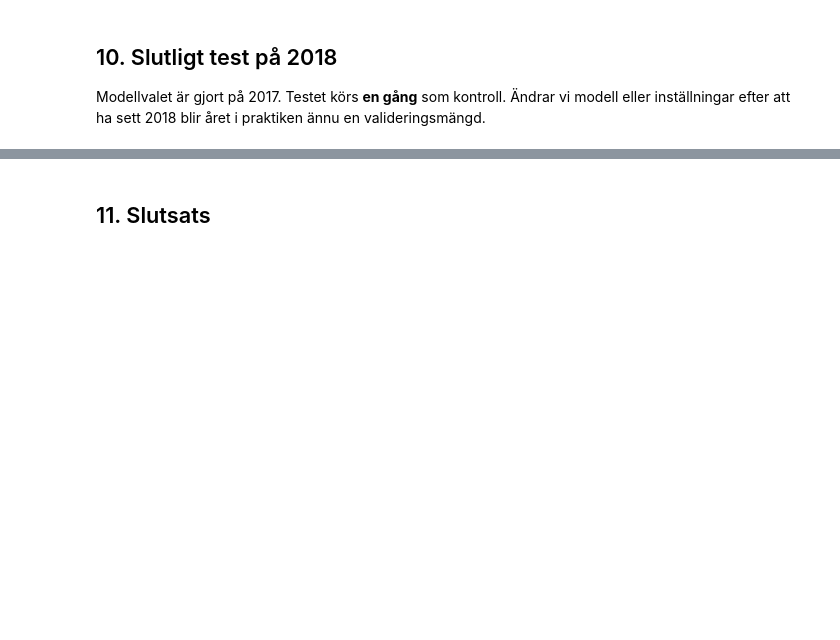
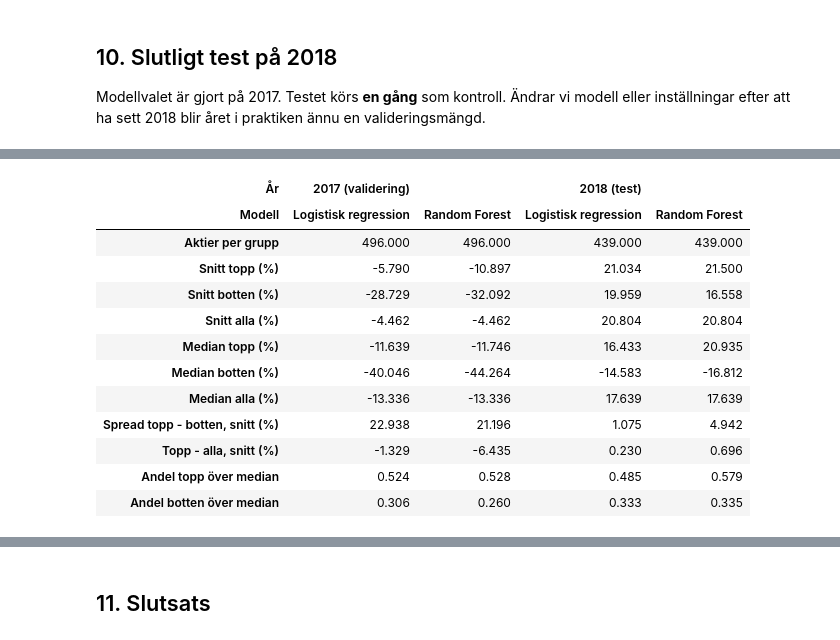
Before and after one commit to KevinCJohansson/ml-stock-ranking, a Jupyter notebook: notebooks/ml_marcie.ipynb, the cells around one changed output, grey strips where cells are left out. Drawn from its saved outputs; the diff is of its cells as text; code cells hidden in the pictures; blank space fills up the shorter version.

Commit message:
Lägg till topp/botten 10 %-analys och tolkning

```diff
--- a/notebooks/ml_marcie.ipynb
+++ b/notebooks/ml_marcie.ipynb
@@ -50,9 +45,0 @@ Notebooken letar efter mappen `Data` i projektmappen eller en nivå upp, så den
-# %%
-def find_data_dir():
-    for candidate in [Path("Data"), Path("../Data"), Path("../../Data")]:
-        if candidate.exists():
-            return candidate
-    raise FileNotFoundError("Hittar inte mappen 'Data'. Lägg den i projektets rotmapp.")
-
-DATA_DIR = find_data_dir()
-print("Data-mapp:", DATA_DIR.resolve())
@@ -294,0 +385,45 @@ cm
+# %%
+def decile_analysis(model, df, X, share=0.10):
+    """Rangordnar aktierna efter modellens sannolikhet och jämför topp- och bottengrupp."""
+    score = model.predict_proba(X)[:, 1]
+    ranked = df.assign(score=score).sort_values("score", ascending=False)
+    n = int(len(ranked) * share)
+    top, bottom = ranked.head(n), ranked.tail(n)
+    ret = "next_year_return"
+    return {
+        "Aktier per grupp": n,
+        "Snitt topp (%)": top[ret].mean(),
+        "Snitt botten (%)": bottom[ret].mean(),
+        "Snitt alla (%)": ranked[ret].mean(),
+        "Median topp (%)": top[ret].median(),
+        "Median botten (%)": bottom[ret].median(),
+        "Median alla (%)": ranked[ret].median(),
+        "Spread topp - botten, snitt (%)": top[ret].mean() - bottom[ret].mean(),
+        "Topp - alla, snitt (%)": top[ret].mean() - ranked[ret].mean(),
+        "Andel topp över median": top["target"].mean(),
+        "Andel botten över median": bottom["target"].mean(),
+    }
+
+
+rows = []
+for year_label, df_, X_ in [("2017 (validering)", val_df, X_val),
+                            ("2018 (test)", test_df, X_test)]:
+    for name in ["Logistisk regression", "Random Forest"]:
+        rows.append({"År": year_label, "Modell": name,
+                     **decile_analysis(final_models[name], df_, X_)})
+
+pd.DataFrame(rows).set_index(["År", "Modell"]).round(3).T
+# %% [output]
+| År | 2017 (validering) |  | 2018 (test) |  |
+| Modell | Logistisk regression | Random Forest | Logistisk regression | Random Forest |
+| Aktier per grupp | 496.000 | 496.000 | 439.000 | 439.000 |
+| Snitt topp (%) | -5.790 | -10.897 | 21.034 | 21.500 |
+| Snitt botten (%) | -28.729 | -32.092 | 19.959 | 16.558 |
+| Snitt alla (%) | -4.462 | -4.462 | 20.804 | 20.804 |
+| Median topp (%) | -11.639 | -11.746 | 16.433 | 20.935 |
+| Median botten (%) | -40.046 | -44.264 | -14.583 | -16.812 |
+| Median alla (%) | -13.336 | -13.336 | 17.639 | 17.639 |
+| Spread topp - botten, snitt (%) | 22.938 | 21.196 | 1.075 | 4.942 |
+| Topp - alla, snitt (%) | -1.329 | -6.435 | 0.230 | 0.696 |
+| Andel topp över median | 0.524 | 0.528 | 0.485 | 0.579 |
+| Andel botten över median | 0.306 | 0.260 | 0.333 | 0.335 |
```
Also changed, not shown: parts of 18 cells of this notebook.
